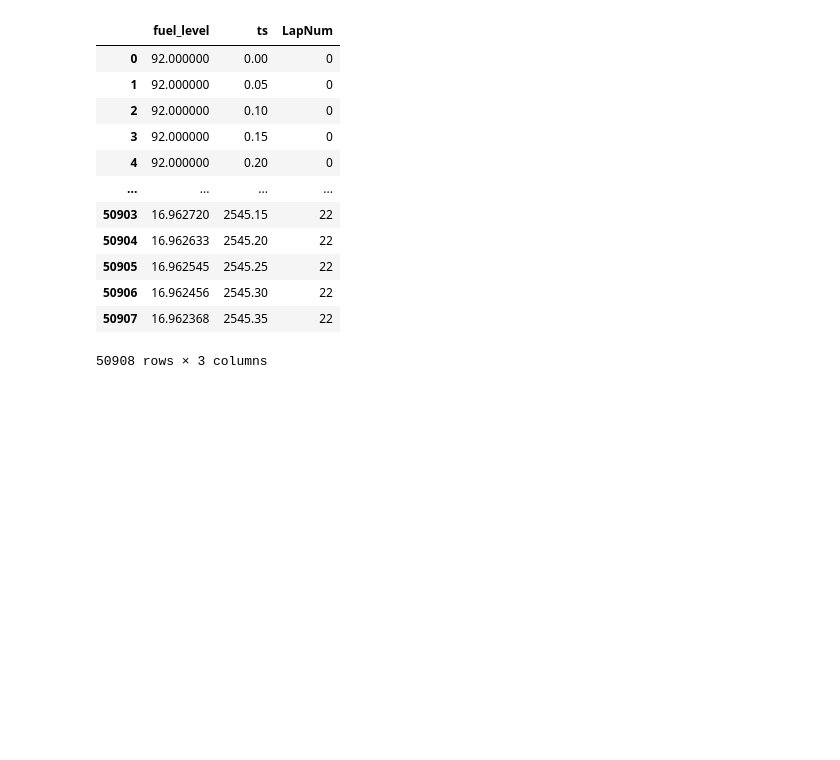
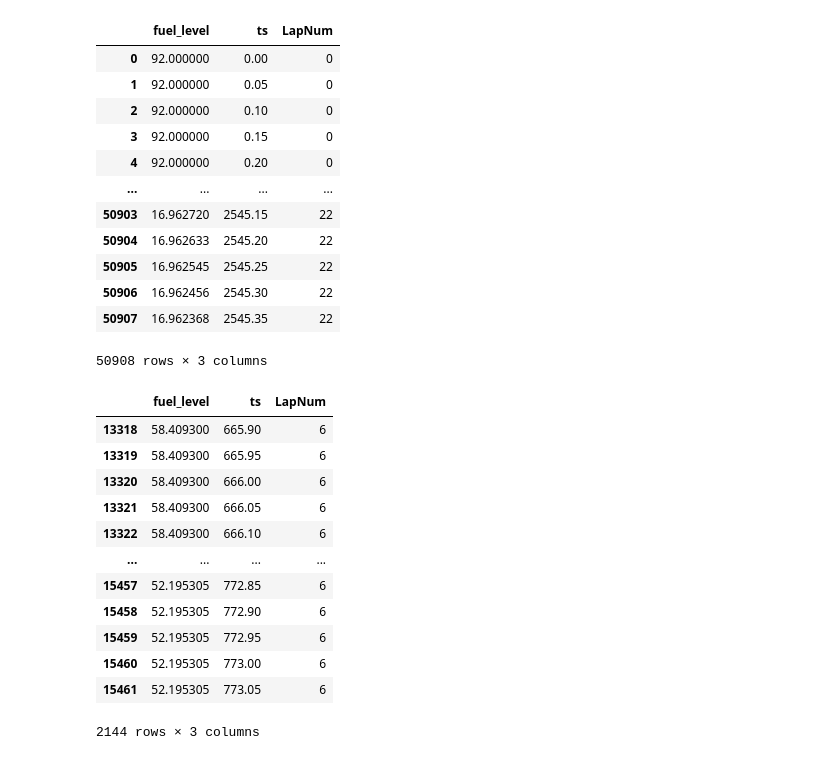
Before and after one commit to OhOmah/LeMansUltimateFuelCalculator, a Jupyter notebook: LMU_Pitstop_calculator.ipynb, the cells around one changed output. Drawn from its saved outputs; the diff is of its cells as text; code cells hidden in the pictures; blank space fills up the shorter version.

```diff
--- a/LMU_Pitstop_calculator.ipynb
+++ b/LMU_Pitstop_calculator.ipynb
@@ -158,0 +163,16 @@ fuel_level
+# %%
+test_lap
+# %% [output]
+|  | fuel_level | ts | LapNum |
+| 13318 | 58.409300 | 665.90 | 6 |
+| 13319 | 58.409300 | 665.95 | 6 |
+| 13320 | 58.409300 | 666.00 | 6 |
+| 13321 | 58.409300 | 666.05 | 6 |
+| 13322 | 58.409300 | 666.10 | 6 |
+| ... | ... | ... | ... |
+| 15457 | 52.195305 | 772.85 | 6 |
+| 15458 | 52.195305 | 772.90 | 6 |
+| 15459 | 52.195305 | 772.95 | 6 |
+| 15460 | 52.195305 | 773.00 | 6 |
+| 15461 | 52.195305 | 773.05 | 6 |
+2144 rows × 3 columns
```
Also changed, not shown: parts of 7 cells of this notebook.
